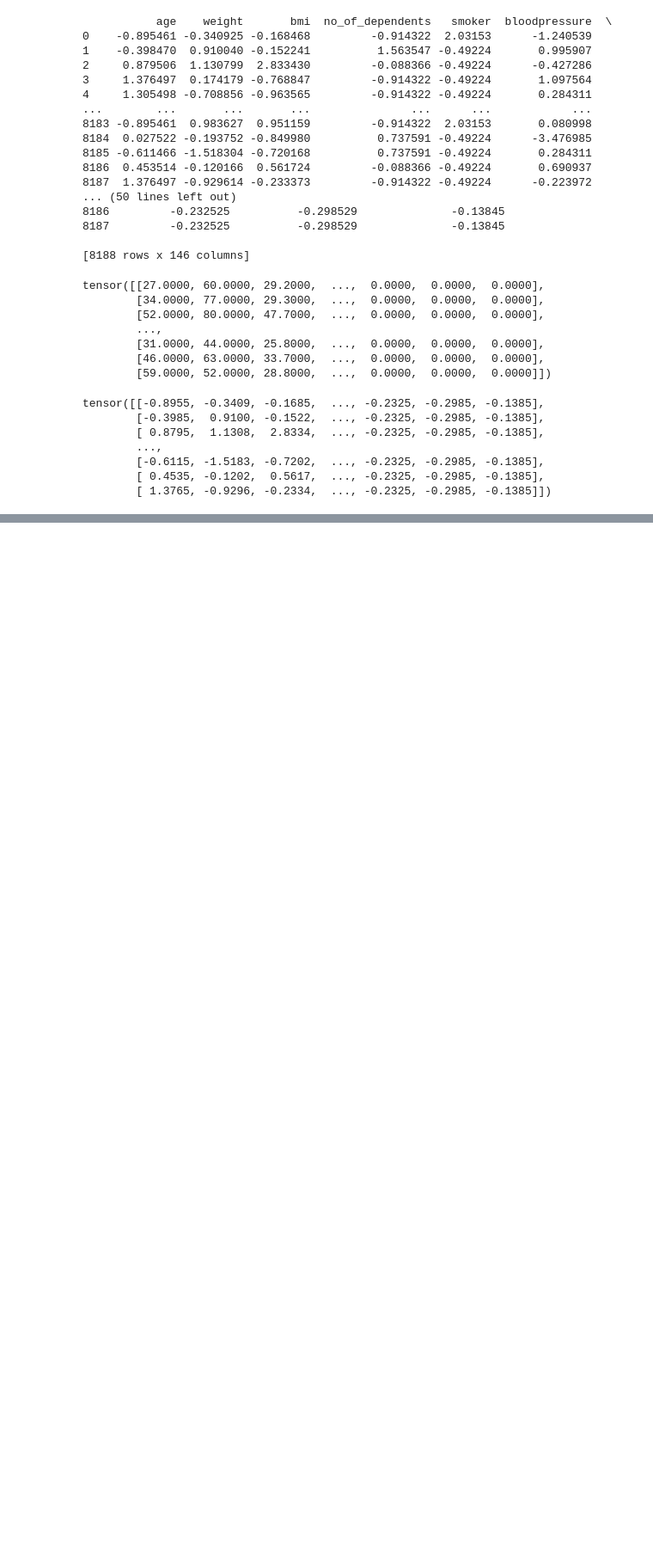
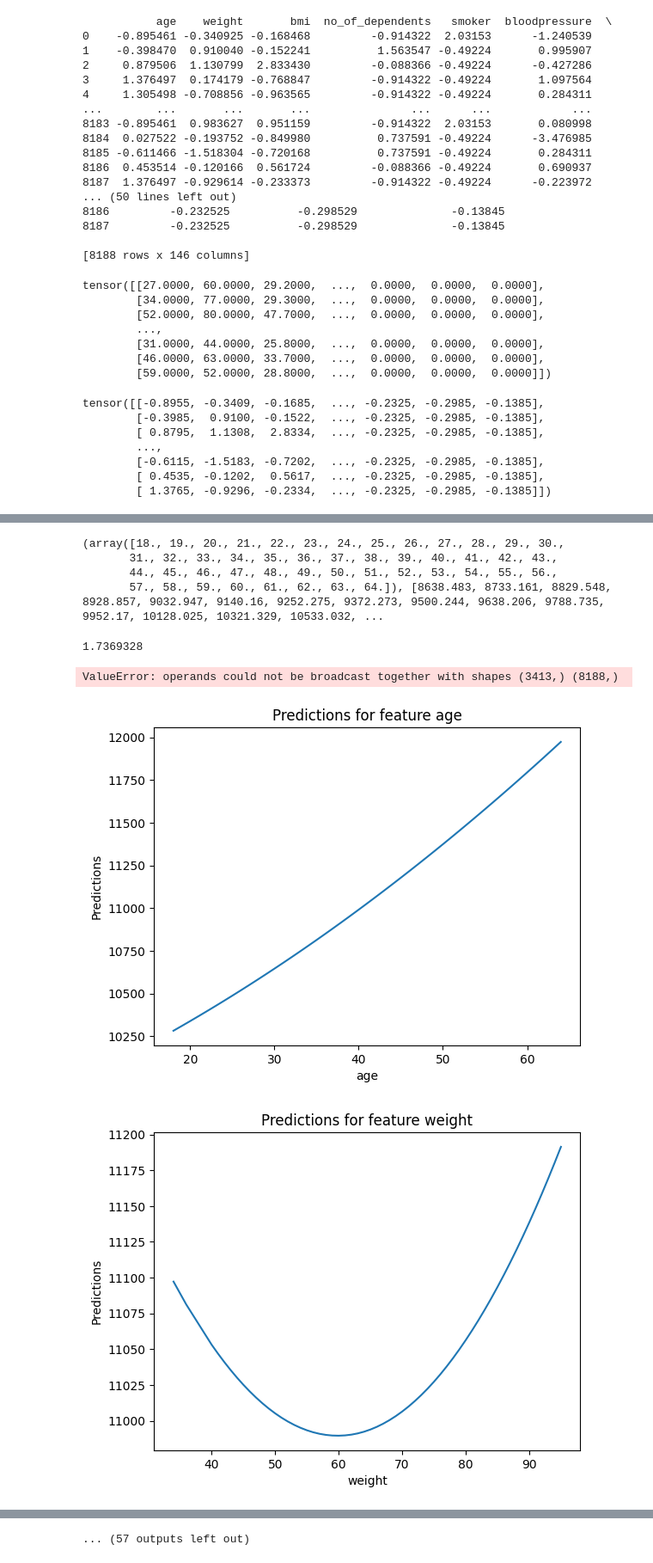
Before and after one commit to StefanBanioi/Group-13-Project-2-2, a Jupyter notebook: ANN_Retzlaff_Konrad/Pytorch_ANN/pdp_ANN.ipynb, the cells around one changed output, grey strips where cells are left out. Shown at 86% size. Saved outputs shown, nothing was run; the diff lists cells and outputs as text; code cells hidden in the pictures; blank space fills up the shorter version.

```diff
--- a/ANN_Retzlaff_Konrad/Pytorch_ANN/pdp_ANN.ipynb
+++ b/ANN_Retzlaff_Konrad/Pytorch_ANN/pdp_ANN.ipynb
@@ -571,0 +487,11 @@ TypeError: 'NoneType' object is not iterable
+# %%
+#write a method that extracts the unique values of a feature from the training data, given the feature name, i.e. 'age
+def get_unique_values(X_train_pandas, feature_name):
+    #return the unique values of the feature of pandas dataframe
+    unique_value_list = X_train_pandas[feature_name].unique()
+    #sort the unique values
+    unique_value_list.sort()
+    return unique_value_list
+
+#test the method
+print(get_unique_values(X_train_pandas, 'age'))
@@ -571,0 +529,24 @@ TypeError: 'NoneType' object is not iterable
+# %%
+def get_predictions(model, feature_name, X_train_pandas, X_train_pandas_scaled):
+    unique_values_normal = get_unique_values(X_train_pandas, feature_name)
+    unique_values_scaled = get_unique_values(X_train_scaled_pandas, feature_name)
+
+    average_y_values = []
+    for value in unique_values_scaled:
+        X_temp = replace_feature_value(X_train_scaled_pandas, feature_name, value)
+        #print(X_temp)
+        X_temp = torch.tensor(X_temp.values, dtype=torch.float32)
+        with torch.no_grad():
+            preds = model(X_temp).numpy()
+            #print(preds)
+        average_y_values.append(preds.mean())
+
+    return unique_values_normal, average_y_values
+
+#test the method
+print(get_predictions(model, 'age', X_train_pandas, X_train_scaled_pandas))
+# %% [output]
+(array([18., 19., 20., 21., 22., 23., 24., 25., 26., 27., 28., 29., 30.,
+       31., 32., 33., 34., 35., 36., 37., 38., 39., 40., 41., 42., 43.,
+       44., 45., 46., 47., 48., 49., 50., 51., 52., 53., 54., 55., 56.,
+       57., 58., 59., 60., 61., 62., 63., 64.]), [8638.483, 8733.161, 8829.548, 8928.857, 9032.947, 9140.16, 9252.275, 9372.273, 9500.244, 9638.206, 9788.735, 9952.17, 10128.025, 10321.329, 10533.032, ...
@@ -571,0 +564,35 @@ TypeError: 'NoneType' object is not iterable
+# %%
+#get mape for the model for the test data and the training data
+
+def get_mape(model, X_tensor, y_tensor):
+    model.eval()
+    predictions = []
+    with torch.no_grad():
+        for inputs, _ in train_loader:
+            outputs = model(inputs)
+            predictions.extend(outputs.numpy())
+    predictions = np.array(predictions).flatten()
+    y_flat = np.array(y_tensor).flatten()  # Flatten if necessary
+    mape = calculate_mape(y_flat, predictions)
+    return mape
+
+#test the method for training data
+print(get_mape(model, X_tensor, y_tensor))
+
+#test the method for test data
+X_test_tensor = test_dataset.tensors[0]
+y_test_tensor = test_dataset.tensors[1]
+print(get_mape(model, X_test_tensor, y_test_tensor))
+# %% [output]
+1.7369328
+ValueError: operands could not be broadcast together with shapes (3413,) (8188,)
+# %%
+#get a feature name list
+feature_names = list(X_train_pandas.columns)
+
+#plot the predictions for all features
+for feature_name in feature_names:
+    plot_predictions(model, feature_name, X_train_pandas, X_train_scaled_pandas)
+# %% [output]
+[figure, added]
+[figure, added]
@@ -571,0 +609 @@ TypeError: 'NoneType' object is not iterable
+... (57 outputs left out)
```
Also changed, not shown: parts of 20 cells of this notebook, 9 other files.
